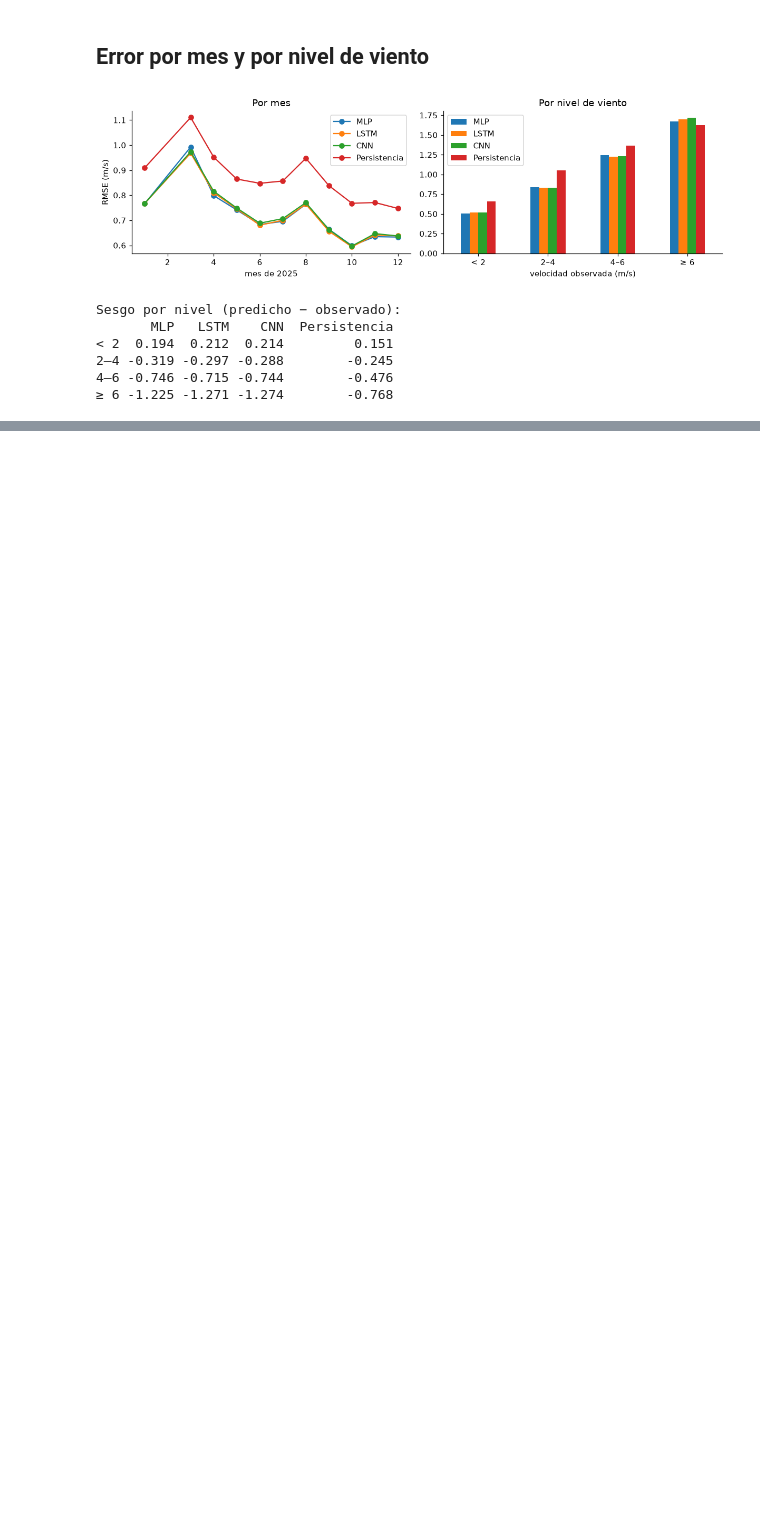
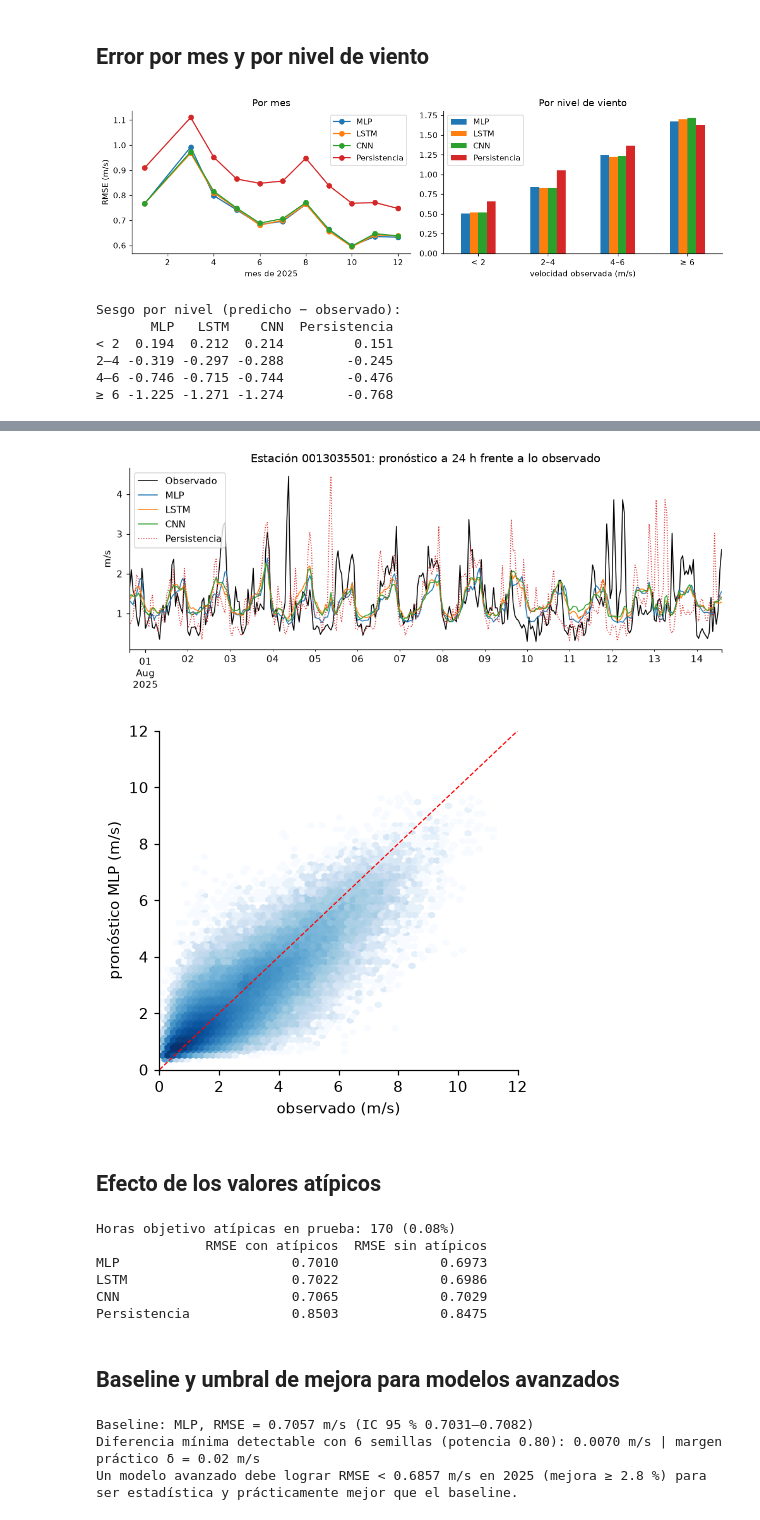
Before and after one commit to BetzyW/Deep-Learning-Wind, a Jupyter notebook: 05_benchmark.ipynb, the cells around one changed output, grey strips where cells are left out. Saved outputs shown, nothing was run; the diff lists cells and outputs as text; code cells hidden in the pictures; blank space fills up the shorter version.

```diff
--- a/05_benchmark.ipynb
+++ b/05_benchmark.ipynb
@@ -242,0 +352,48 @@ Sesgo por nivel (predicho − observado):
+# %%
+e_top = pd.Series(est).value_counts().index[0]
+sel = np.flatnonzero(est == e_top)
+serie = pd.DataFrame({"Observado": y[sel], **{m: pm[m][sel] for m in pm}}, index=pd.DatetimeIndex(hora[sel])).sort_index()
+tramo = serie.loc[serie.index[len(serie) // 2]:].iloc[:336]
+ax = tramo.plot(figsize=(11, 3.4), lw=1, style=["k-", "-", "-", "-", ":"])
+ax.set(ylabel="m/s", title=f"Estación {e_top}: pronóstico a 24 h frente a lo observado")
+plt.show()
+plt.figure(figsize=(4.2, 4))
+plt.hexbin(y, pm[mejor], gridsize=60, bins="log", cmap="Blues")
+plt.plot([0, 12], [0, 12], "r--", lw=.8); plt.xlim(0, 12); plt.ylim(0, 12)
+plt.xlabel("observado (m/s)"); plt.ylabel(f"pronóstico {mejor} (m/s)"); plt.show()
+# %% [output]
+[figure, added]
+[figure, added]
+# %% [markdown]
+## Efecto de los valores atípicos
+# %%
+g_ = pd.DataFrame({"y": y, "est": est})
+med = g_.groupby("est").y.transform("median"); mad = g_.groupby("est").y.transform(lambda x: (x - x.median()).abs().median())
+atip = ((y - med) / (1.4826 * mad)).abs() > 6
+print(f"Horas objetivo atípicas en prueba: {atip.sum()} ({atip.mean():.2%})")
+print(pd.DataFrame({"RMSE con atípicos": {m: np.sqrt(np.mean((p - y) ** 2)) for m, p in pm.items()},
+                    "RMSE sin atípicos": {m: np.sqrt(np.mean((p[~atip] - y[~atip]) ** 2)) for m, p in pm.items()}}).round(4))
+# %% [output]
+Horas objetivo atípicas en prueba: 170 (0.08%)
+              RMSE con atípicos  RMSE sin atípicos
+MLP                      0.7010             0.6973
+LSTM                     0.7022             0.6986
+CNN                      0.7065             0.7029
+Persistencia             0.8503             0.8475
+# %% [markdown]
+## Baseline y umbral de mejora para modelos avanzados
+# %%
+mejor_media = tabla.loc[mejor_m, "RMSE media"]
+otros = [m for m in MOD if m != mejor_m]
+sd_dif = max((ps[ps.modelo == mejor_m].RMSE.to_numpy() - ps[ps.modelo == o].RMSE.to_numpy()).std(ddof=1) for o in otros)
+mdd = (1.96 + 0.84) * sd_dif / np.sqrt(len(semillas))
+print(f"Baseline: {mejor_m}, RMSE = {mejor_media:.4f} m/s "
+      f"(IC 95 % {tabla.loc[mejor_m, 'RMSE IC95 inf']:.4f}–{tabla.loc[mejor_m, 'RMSE IC95 sup']:.4f})")
+print(f"Diferencia mínima detectable con 6 semillas (potencia 0.80): {mdd:.4f} m/s | margen práctico δ = 0.02 m/s")
+umbral = mejor_media - max(mdd, 0.02)
+print(f"Un modelo avanzado debe lograr RMSE < {umbral:.4f} m/s en 2025 "
+      f"(mejora ≥ {100 * max(mdd, 0.02) / mejor_media:.1f} %) para ser estadística y prácticamente mejor que el baseline.")
+# %% [output]
+Baseline: MLP, RMSE = 0.7057 m/s (IC 95 % 0.7031–0.7082)
+Diferencia mínima detectable con 6 semillas (potencia 0.80): 0.0070 m/s | margen práctico δ = 0.02 m/s
+Un modelo avanzado debe lograr RMSE < 0.6857 m/s en 2025 (mejora ≥ 2.8 %) para ser estadística y prácticamente mejor que el baseline.
```
Also changed, not shown: parts of 14 cells of this notebook, 18 other files.
